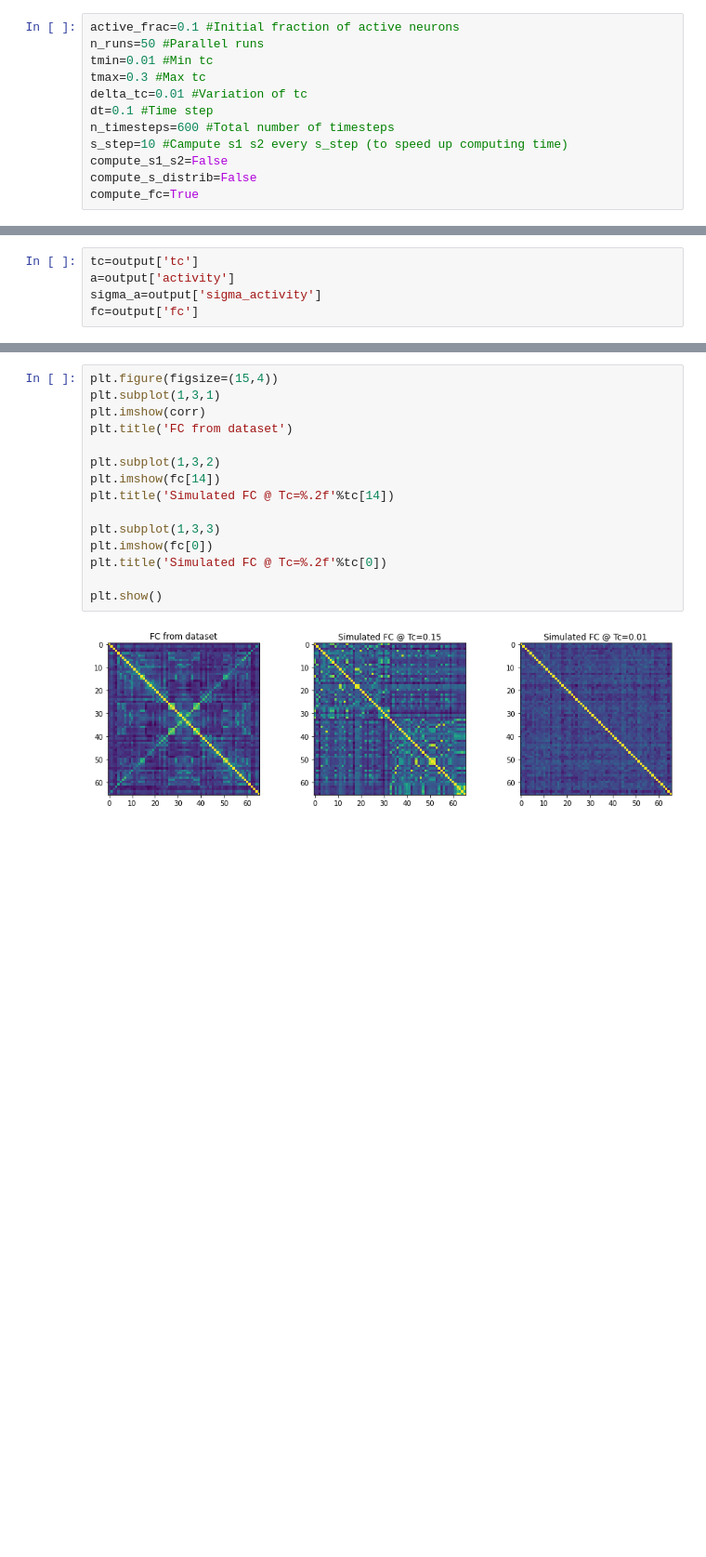
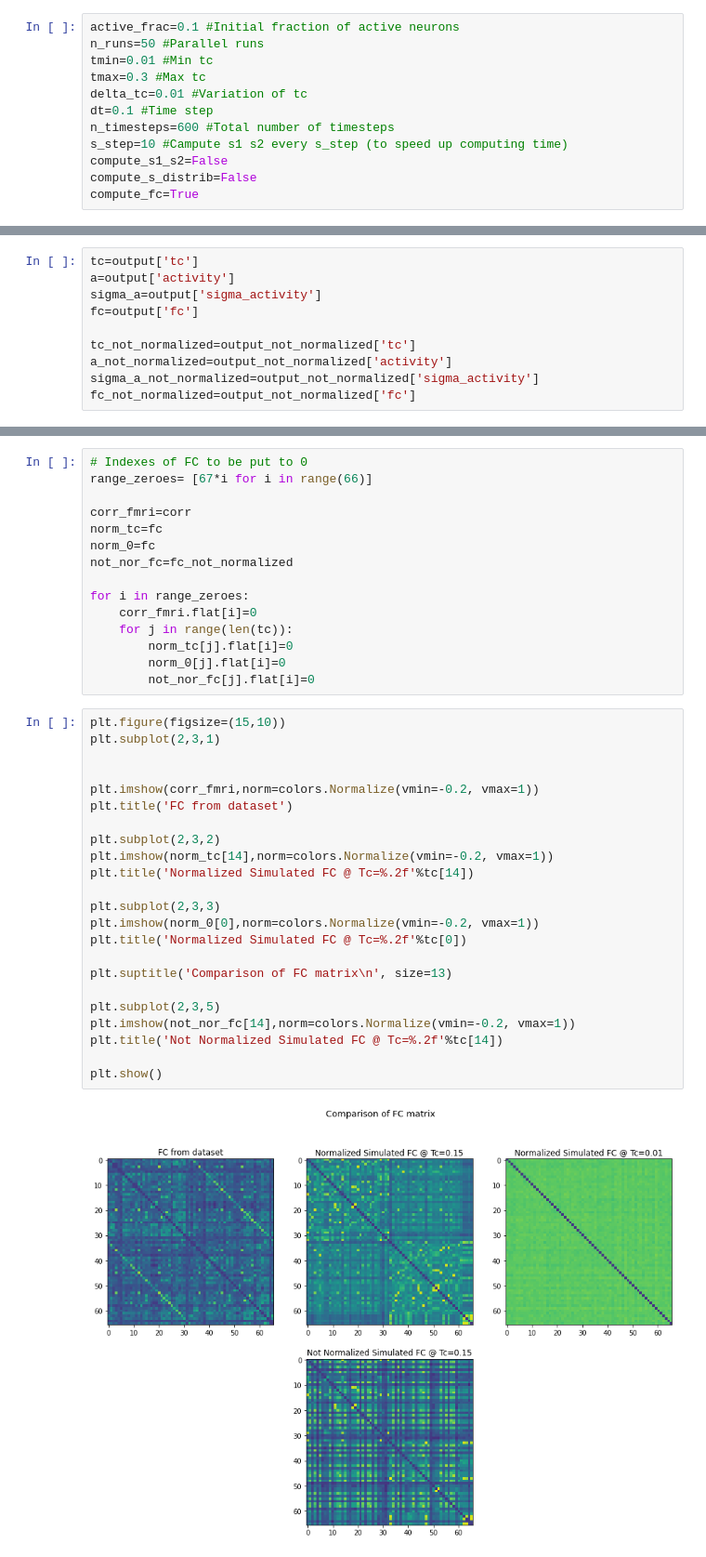
Before and after one commit to tommaso-bertola/TesiTriennale, a Jupyter notebook: Code/66 Neurons-FC Matrix.ipynb, the cells around one changed output, grey strips where cells are left out. Shown: that part at 93% size. Saved outputs shown, nothing was run; the diff lists cells and outputs as text; blank space fills up the shorter version.

```diff
--- a/Code/66 Neurons-FC Matrix.ipynb
+++ b/Code/66 Neurons-FC Matrix.ipynb
@@ -44,6 +56,11 @@ tc=output['tc']
 a=output['activity']
 sigma_a=output['sigma_activity']
 fc=output['fc']
+
+tc_not_normalized=output_not_normalized['tc']
+a_not_normalized=output_not_normalized['activity']
+sigma_a_not_normalized=output_not_normalized['sigma_activity']
+fc_not_normalized=output_not_normalized['fc']
 # %%
 # Load data from specific subject
 # Choose to read both blocks or not
@@ -63,22 +96,45 @@ for subj in range(1,25,1):
 
 #Take the mean of all 24 FC matrix
 corr=np.mean(correlations, axis=0)
+# %%
+# Indexes of FC to be put to 0
+range_zeroes= [67*i for i in range(66)]
+
+corr_fmri=corr
+norm_tc=fc
+norm_0=fc
+not_nor_fc=fc_not_normalized
+
+for i in range_zeroes:
+    corr_fmri.flat[i]=0
+    for j in range(len(tc)):
+        norm_tc[j].flat[i]=0
+        norm_0[j].flat[i]=0
+        not_nor_fc[j].flat[i]=0
 # %%
-plt.figure(figsize=(15,4))
-plt.subplot(1,3,1)
-plt.imshow(corr)
+plt.figure(figsize=(15,10))
+plt.subplot(2,3,1)
+
+
+plt.imshow(corr_fmri,norm=colors.Normalize(vmin=-0.2, vmax=1))
 plt.title('FC from dataset')
 
-plt.subplot(1,3,2)
-plt.imshow(fc[14])
-plt.title('Simulated FC @ Tc=%.2f'%tc[14])
+plt.subplot(2,3,2)
+plt.imshow(norm_tc[14],norm=colors.Normalize(vmin=-0.2, vmax=1))
+plt.title('Normalized Simulated FC @ Tc=%.2f'%tc[14])
 
-plt.subplot(1,3,3)
-plt.imshow(fc[0])
-plt.title('Simulated FC @ Tc=%.2f'%tc[0])
+plt.subplot(2,3,3)
+plt.imshow(norm_0[0],norm=colors.Normalize(vmin=-0.2, vmax=1))
+plt.title('Normalized Simulated FC @ Tc=%.2f'%tc[0])
+
+plt.suptitle('Comparison of FC matrix\n', size=13)
+
+plt.subplot(2,3,5)
+plt.imshow(not_nor_fc[14],norm=colors.Normalize(vmin=-0.2, vmax=1))
+plt.title('Not Normalized Simulated FC @ Tc=%.2f'%tc[14])
 
 plt.show()
 # %% [output]
-[figure, old version]
+[figure, new version]
 # %%
 #Compute rho for all matrices af in Fig 2(a) Rocha
```
Also changed, not shown: parts of 8 cells of this notebook, 5 other files.
